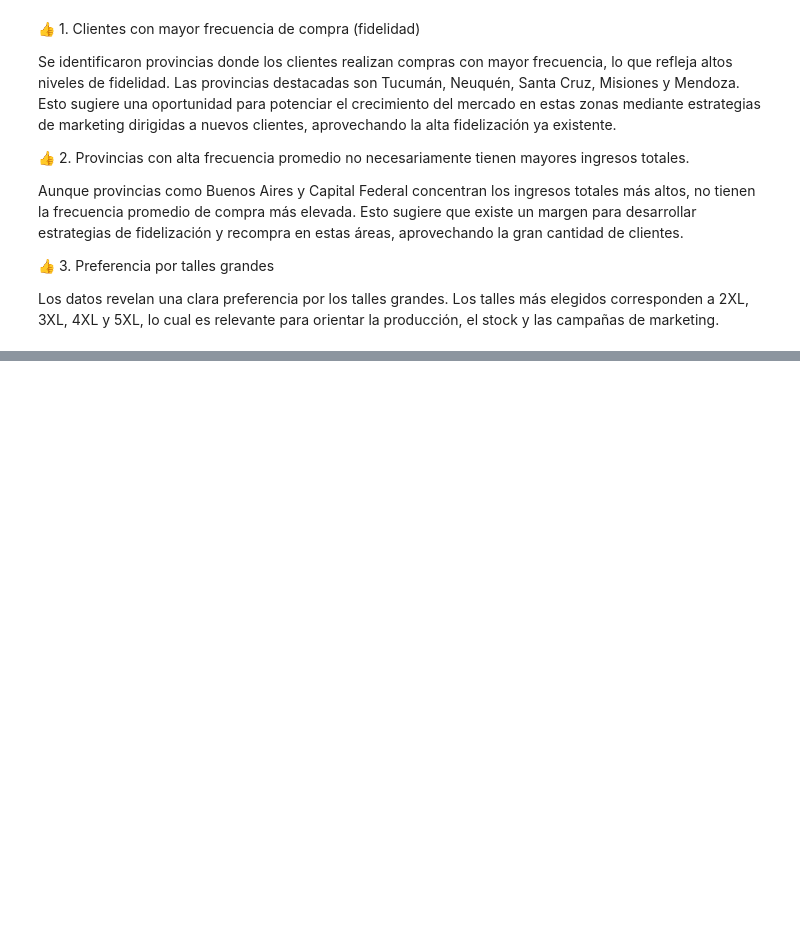
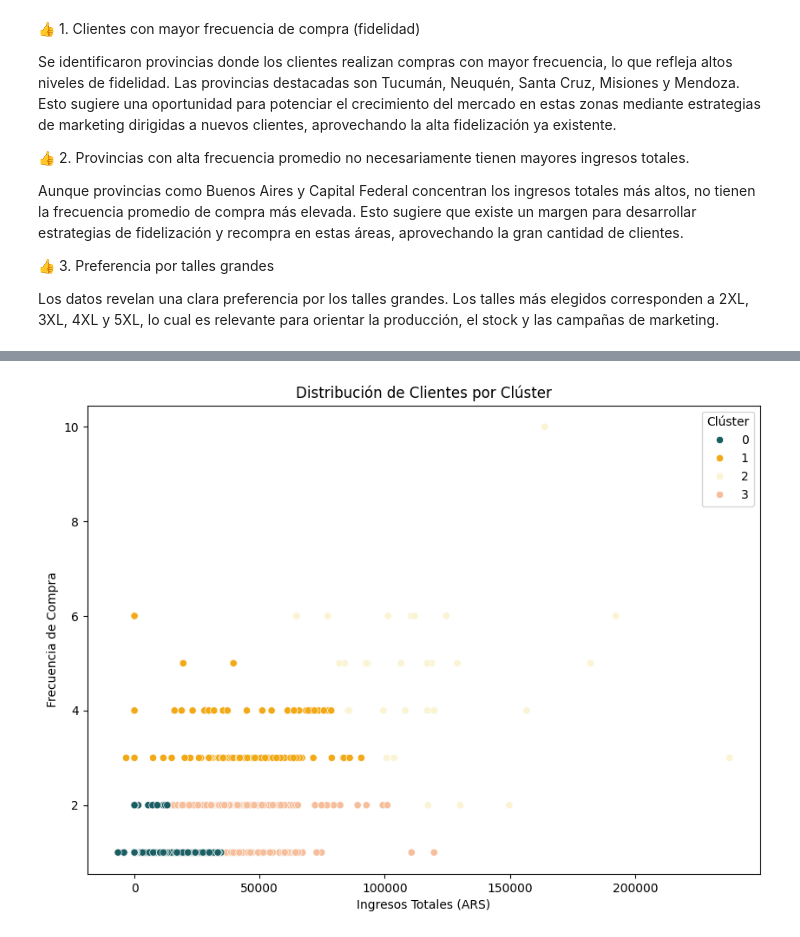
Before and after one commit to KatjaCarvajalCeci/Tochana, a Jupyter notebook: ProyectoDS_Parte2_CarvajalCeciKatja.ipynb, the cells around one changed output, grey strips where cells are left out. Drawn from its saved outputs; the diff is of its cells as text; code cells hidden in the pictures; blank space fills up the shorter version.

```diff
--- a/ProyectoDS_Parte2_CarvajalCeciKatja.ipynb
+++ b/ProyectoDS_Parte2_CarvajalCeciKatja.ipynb
@@ -741,0 +836,5 @@ Los datos revelan una clara preferencia por los talles grandes. Los talles más
+# %%
+#Elegí 4 como valor óptimo de K para la utiliación de kmeans debido a que en el valor 4 se puede apreciar que comienza el equilibrio
+k_optimo = 4
+kmeans = KMeans(n_clusters=k_optimo, random_state=42)
+df_segmentacion['Cluster'] = kmeans.fit_predict(variables_escaladas)
@@ -741,0 +867,10 @@ Los datos revelan una clara preferencia por los talles grandes. Los talles más
+# %%
+plt.figure(figsize=(10, 7))
+sns.scatterplot(data=df_segmentacion, x='ingresos_totales', y='frecuencia_compra', hue='Cluster', palette=colores_marca)
+plt.title('Distribución de Clientes por Clúster')
+plt.xlabel('Ingresos Totales (ARS)')
+plt.ylabel('Frecuencia de Compra')
+plt.legend(title='Clúster')
+plt.show()
+# %% [output]
+[figure, added]
```
Also changed, not shown: parts of 42 cells of this notebook.
